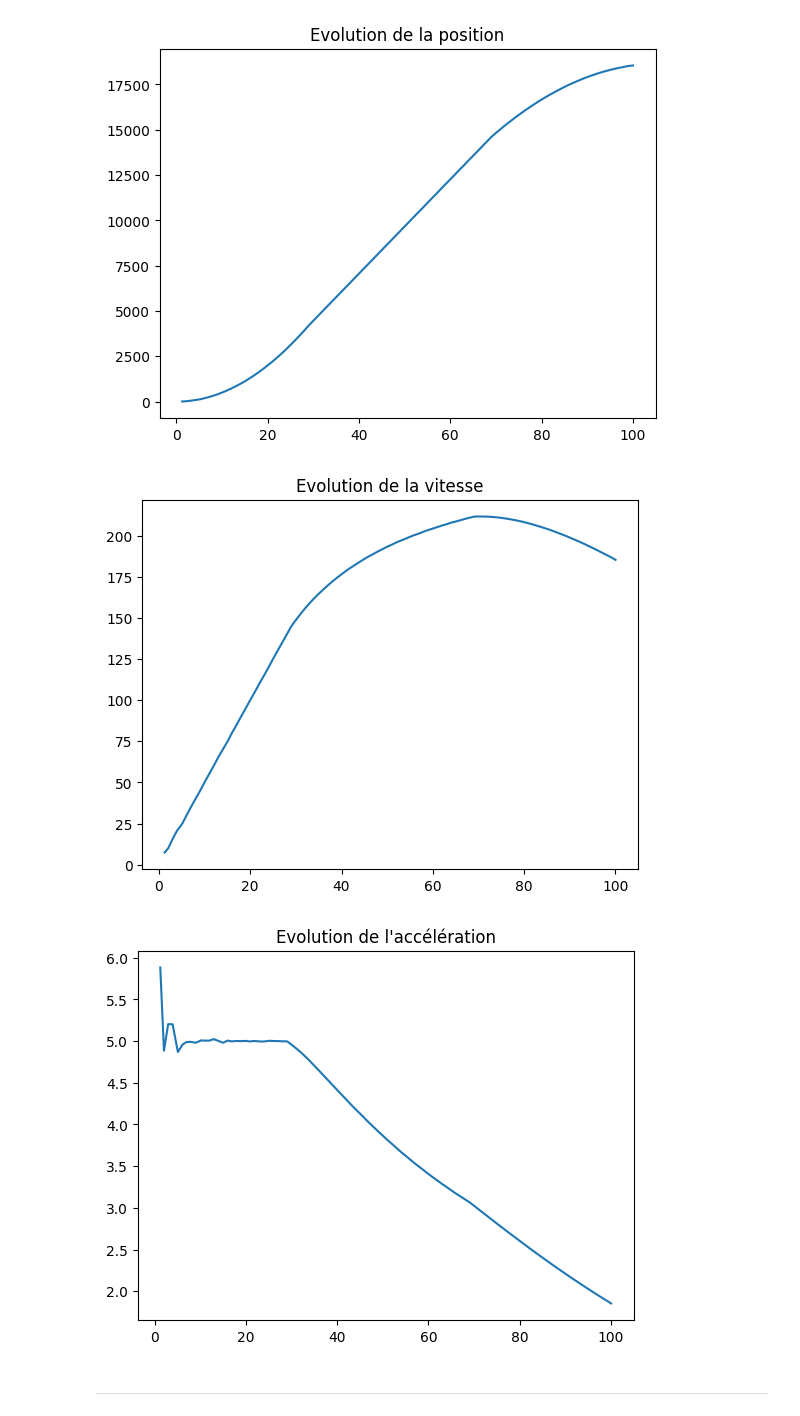
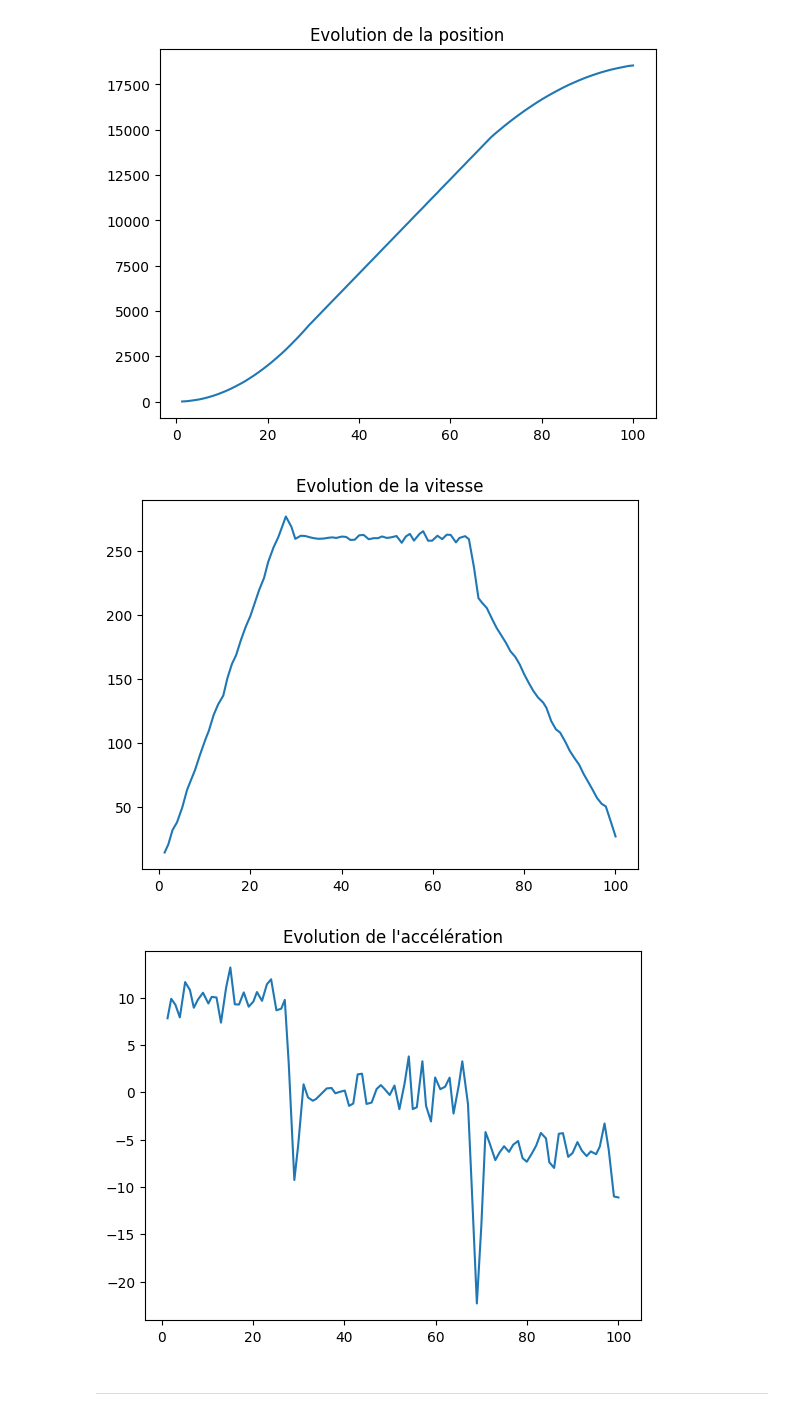
Before and after one commit to SO-CReaT3/EPFL-CodEx, a Jupyter notebook: Mise À Niveau/Serie_7.ipynb, the cells around one changed output. Drawn from its saved outputs; the diff is of its cells as text; code cells hidden in the pictures.

```diff
--- a/Mise À Niveau/Serie_7.ipynb
+++ b/Mise À Niveau/Serie_7.ipynb
@@ -202,22 +199,22 @@ plt.show()
 [figure]
 # %%
 # Réponse au point c)
-v = x/t
+v = np.gradient(x, t)
 
 plt.plot(t, v)
 plt.title("Evolution de la vitesse")
 plt.show()
 # %% [output]
-[figure, old version]
+[figure, new version]
 # %%
 # Réponse au point d)
-a = v/t
+a = np.gradient(v, t)
 
 plt.plot(t, a)
 plt.title("Evolution de l'accélération")
 plt.show()
 # %% [output]
-[figure, old version]
+[figure, new version]
 # %% [markdown]
 ***
 # %% [markdown]
```
Also changed, not shown: parts of 2 cells of this notebook, 1 other file.
